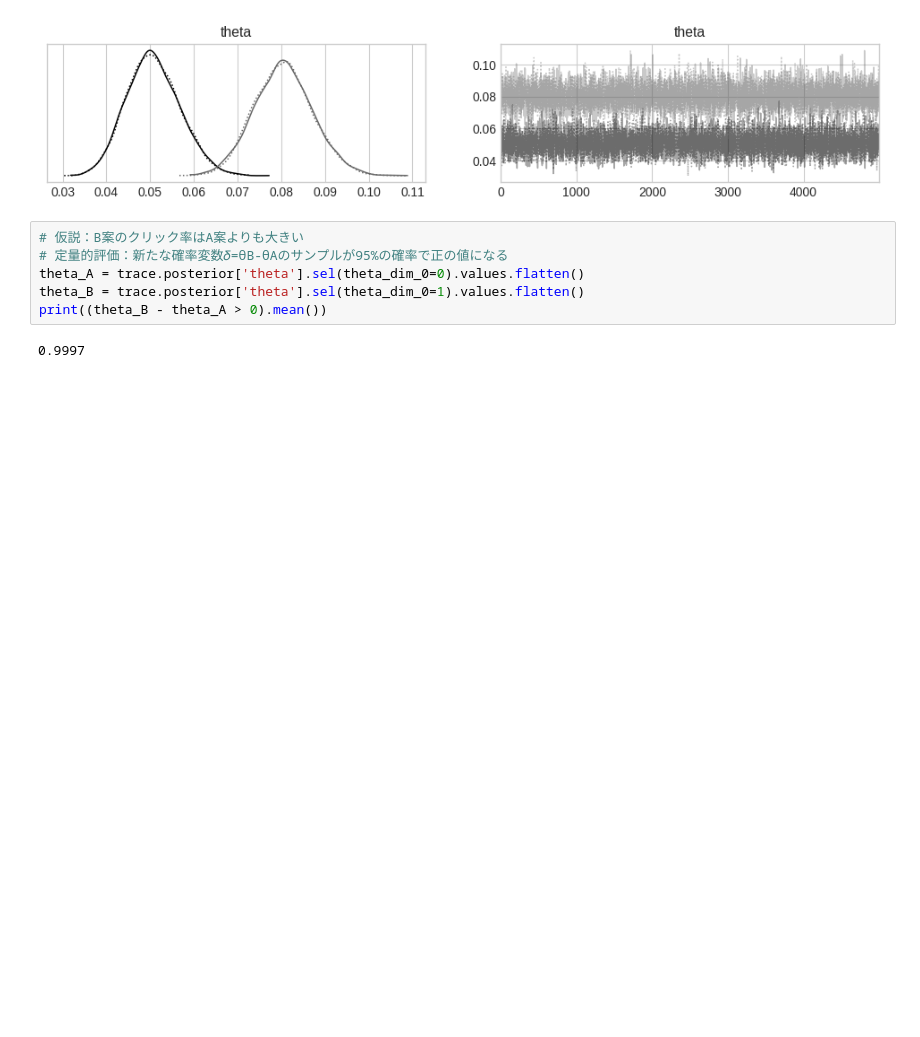
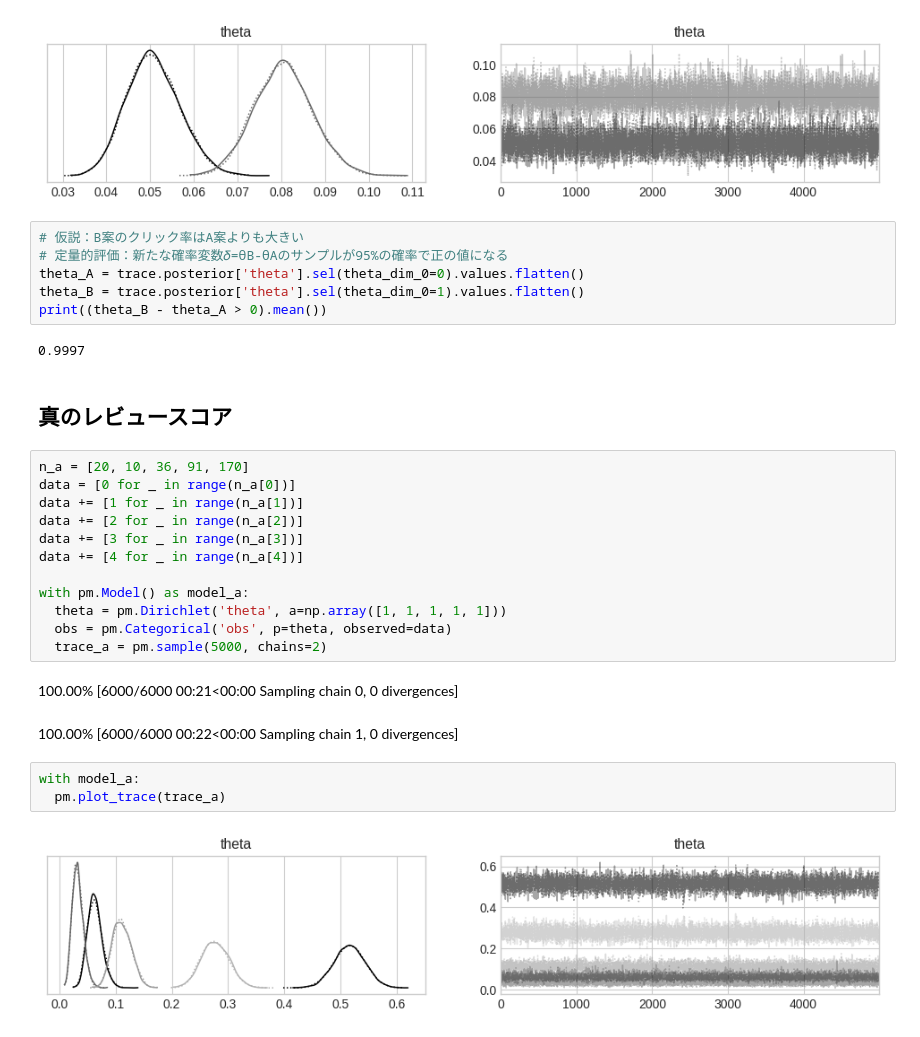
Before and after one commit to yuji-sgs/web-optimization, a Jupyter notebook: chapter2.ipynb, the cells around one changed output. Saved outputs shown, nothing was run; the diff lists cells and outputs as text; blank space fills up the shorter version.

```diff
--- a/chapter2.ipynb
+++ b/chapter2.ipynb
@@ -115,3 +115,25 @@ theta_B = trace.posterior['theta'].sel(theta_dim_0=1).values.flatten()
 print((theta_B - theta_A > 0).mean())
 # %% [output]
 0.9997
+# %% [markdown]
+## 真のレビュースコア
+# %%
+n_a = [20, 10, 36, 91, 170]
+data = [0 for _ in range(n_a[0])]
+data += [1 for _ in range(n_a[1])]
+data += [2 for _ in range(n_a[2])]
+data += [3 for _ in range(n_a[3])]
+data += [4 for _ in range(n_a[4])]
+
+with pm.Model() as model_a:
+  theta = pm.Dirichlet('theta', a=np.array([1, 1, 1, 1, 1]))
+  obs = pm.Categorical('obs', p=theta, observed=data)
+  trace_a = pm.sample(5000, chains=2)
+# %% [output]
+100.00% [6000/6000 00:21<00:00 Sampling chain 0, 0 divergences]
+100.00% [6000/6000 00:22<00:00 Sampling chain 1, 0 divergences]
+# %%
+with model_a:
+  pm.plot_trace(trace_a)
+# %% [output]
+[figure, added]
```
Also changed, not shown: parts of 6 cells of this notebook.
